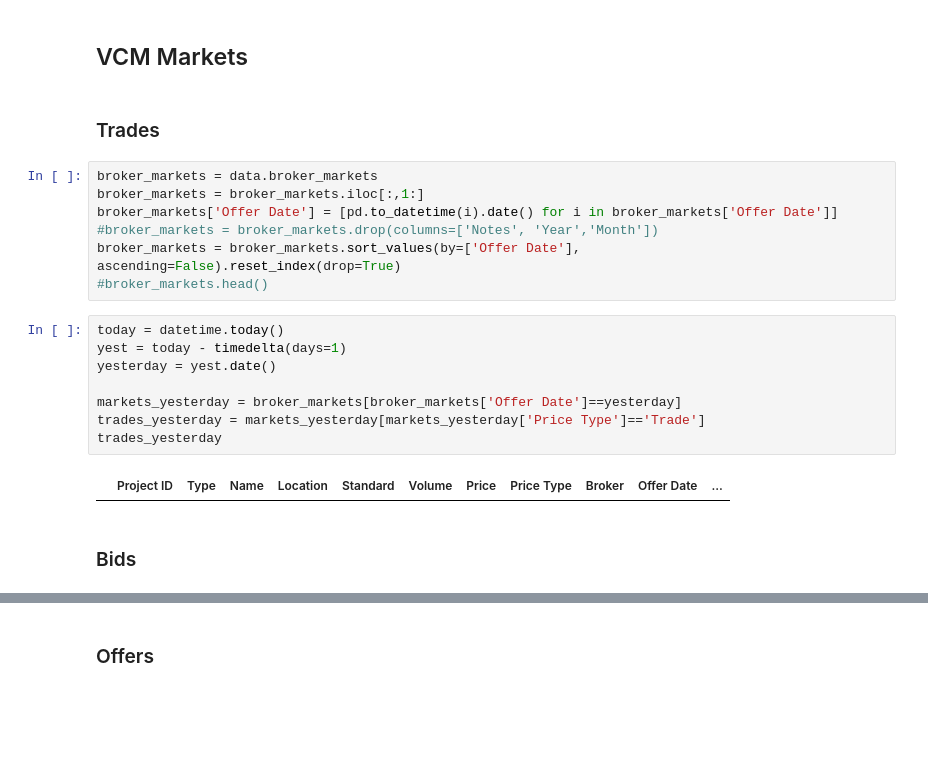
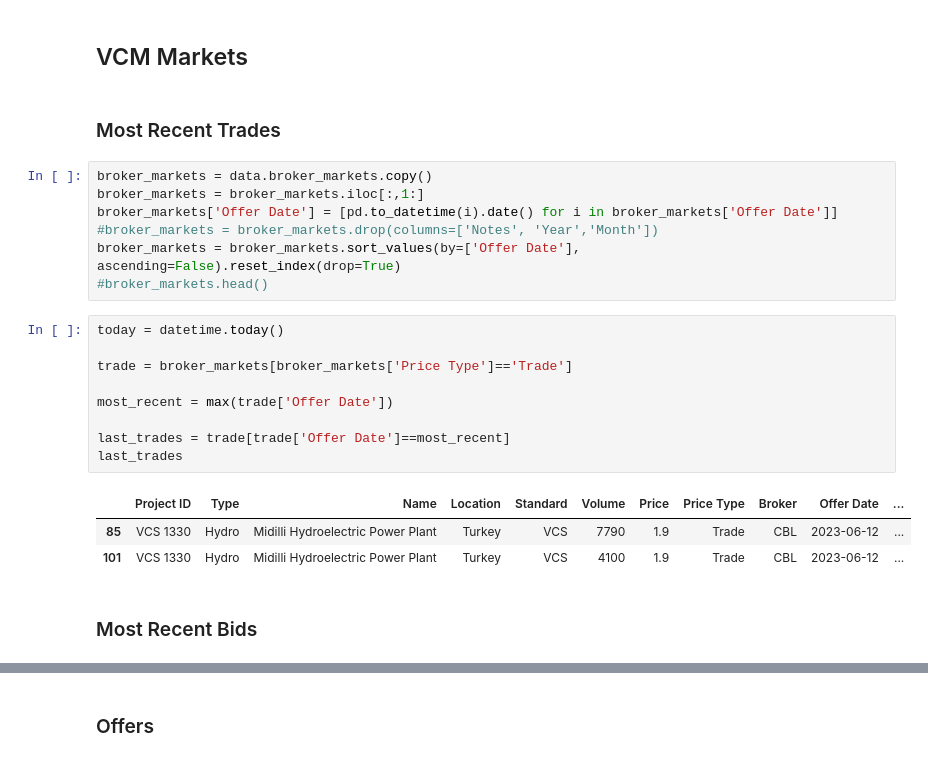
Before and after one commit to SamCurtis111/Voila_Testing, a Jupyter notebook: Carbon Report.ipynb, the cells around one changed output, grey strips where cells are left out. Cells and saved outputs as stored; diff of their text form; blank space fills up the shorter version.

```diff
--- a/Carbon Report.ipynb
+++ b/Carbon Report.ipynb
@@ -186,9 +192,9 @@ project = Project_Analysis(prid)
 # %% [markdown]
 ## VCM Markets
 # %% [markdown]
-### Trades
+### Most Recent Trades
 # %%
-broker_markets = data.broker_markets
+broker_markets = data.broker_markets.copy()
 broker_markets = broker_markets.iloc[:,1:]
 broker_markets['Offer Date'] = [pd.to_datetime(i).date() for i in broker_markets['Offer Date']]
 #broker_markets = broker_markets.drop(columns=['Notes', 'Year','Month'])
@@ -196,14 +202,17 @@ broker_markets = broker_markets.sort_values(by=['Offer Date'], ascending=False).
 #broker_markets.head()
 # %%
 today = datetime.today()
-yest = today - timedelta(days=1)
-yesterday = yest.date()
 
-markets_yesterday = broker_markets[broker_markets['Offer Date']==yesterday]
-trades_yesterday = markets_yesterday[markets_yesterday['Price Type']=='Trade']
-trades_yesterday
+trade = broker_markets[broker_markets['Price Type']=='Trade']
+
+most_recent = max(trade['Offer Date'])
+
+last_trades = trade[trade['Offer Date']==most_recent]
+last_trades
 # %% [output]
 |  | Project ID | Type | Name | Location | Standard | Volume | Price | Price Type | Broker | Offer Date | ... |
+| 85 | VCS 1330 | Hydro | Midilli Hydroelectric Power Plant | Turkey | VCS | 7790 | 1.9 | Trade | CBL | 2023-06-12 | ... |
+| 101 | VCS 1330 | Hydro | Midilli Hydroelectric Power Plant | Turkey | VCS | 4100 | 1.9 | Trade | CBL | 2023-06-12 | ... |
 # %% [markdown]
-### Bids
+### Most Recent Bids
 # %%
```
Also changed, not shown: parts of 35 cells of this notebook, 33 other files.
